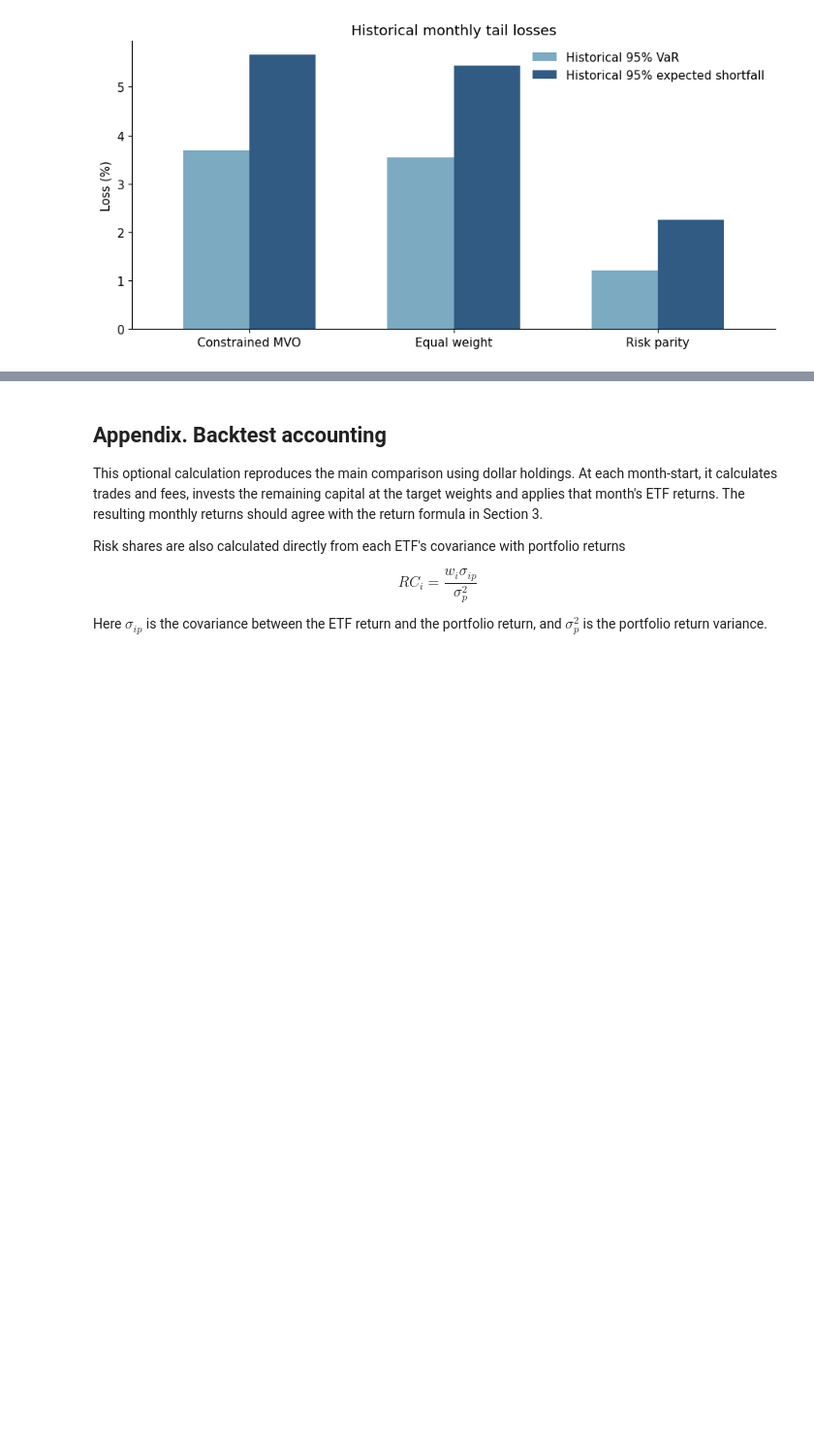
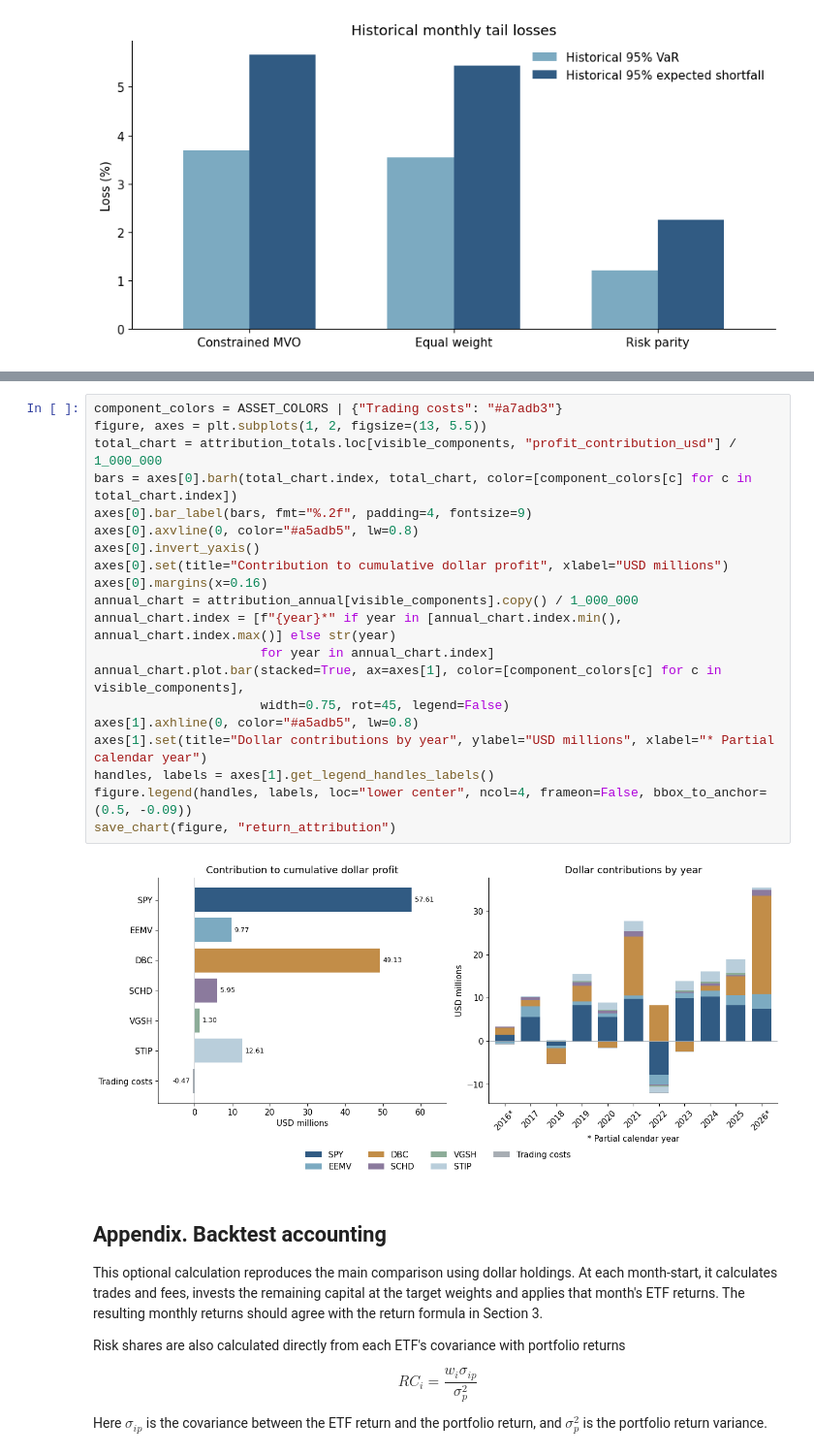
Before and after one commit to kybeka/meridian-capital, a Jupyter notebook: research/round-1/supplementary_studies.ipynb, the cells around one changed output, grey strips where cells are left out. Shown at 97% size. Saved outputs shown, nothing was run; the diff lists cells and outputs as text; blank space fills up the shorter version.

```diff
--- a/research/round-1/supplementary_studies.ipynb
+++ b/research/round-1/supplementary_studies.ipynb
@@ -1251,3 +1545,25 @@ save_chart(figure, "tail_risk")
+# %%
+component_colors = ASSET_COLORS | {"Trading costs": "#a7adb3"}
+figure, axes = plt.subplots(1, 2, figsize=(13, 5.5))
+total_chart = attribution_totals.loc[visible_components, "profit_contribution_usd"] / 1_000_000
+bars = axes[0].barh(total_chart.index, total_chart, color=[component_colors[c] for c in total_chart.index])
+axes[0].bar_label(bars, fmt="%.2f", padding=4, fontsize=9)
+axes[0].axvline(0, color="#a5adb5", lw=0.8)
+axes[0].invert_yaxis()
+axes[0].set(title="Contribution to cumulative dollar profit", xlabel="USD millions")
+axes[0].margins(x=0.16)
+annual_chart = attribution_annual[visible_components].copy() / 1_000_000
+annual_chart.index = [f"{year}*" if year in [annual_chart.index.min(), annual_chart.index.max()] else str(year)
+                      for year in annual_chart.index]
+annual_chart.plot.bar(stacked=True, ax=axes[1], color=[component_colors[c] for c in visible_components],
+                      width=0.75, rot=45, legend=False)
+axes[1].axhline(0, color="#a5adb5", lw=0.8)
+axes[1].set(title="Dollar contributions by year", ylabel="USD millions", xlabel="* Partial calendar year")
+handles, labels = axes[1].get_legend_handles_labels()
+figure.legend(handles, labels, loc="lower center", ncol=4, frameon=False, bbox_to_anchor=(0.5, -0.09))
+save_chart(figure, "return_attribution")
+# %% [output]
+[figure, added]
 # %% [markdown]
 ## Appendix. Backtest accounting
 
```
Also changed, not shown: parts of 13 cells of this notebook, 16 other files.
